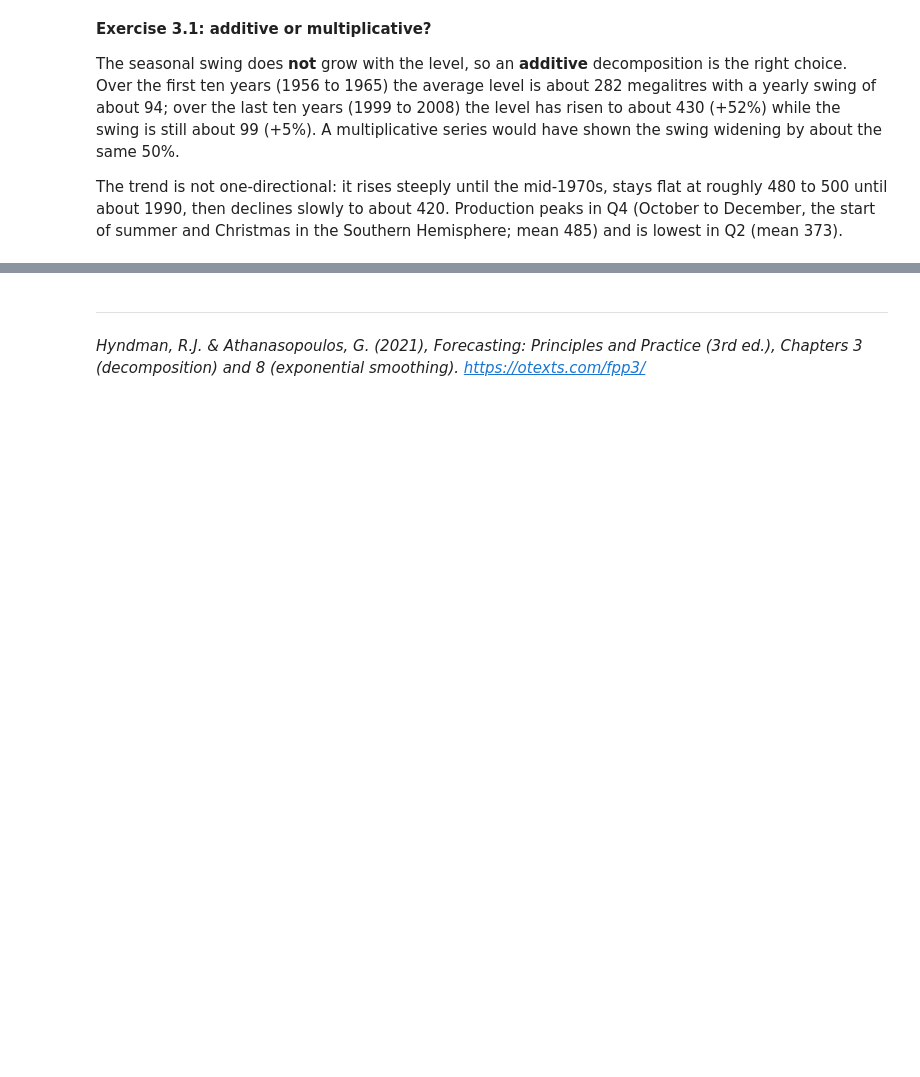
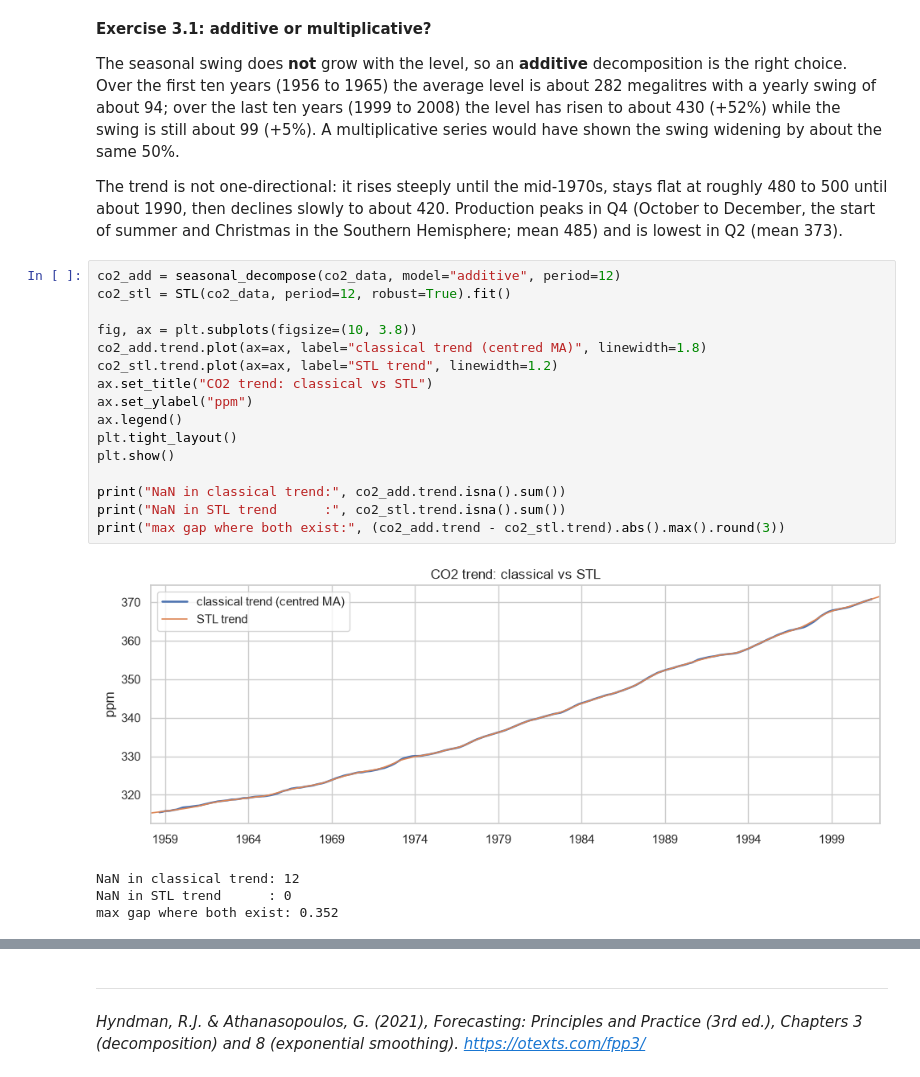
Before and after one commit to rouzbeh-enayatzadeh/ds-time-series-analysis, a Jupyter notebook: 03_decomposition_and_smoothing.ipynb, the cells around one changed output, grey strips where cells are left out. Saved outputs shown, nothing was run; the diff lists cells and outputs as text; blank space fills up the shorter version.

Commit message:
NB03 Exercise 3.2: classical vs STL trend on CO2 (max gap 0.35 ppm inside, STL defined at endpoints)

```diff
--- a/03_decomposition_and_smoothing.ipynb
+++ b/03_decomposition_and_smoothing.ipynb
@@ -307,3 +307,24 @@ plt.show()
 The seasonal swing does **not** grow with the level, so an **additive** decomposition is the right choice. Over the first ten years (1956 to 1965) the average level is about 282 megalitres with a yearly swing of about 94; over the last ten years (1999 to 2008) the level has risen to about 430 (+52%) while the swing is still about 99 (+5%). A multiplicative series would have shown the swing widening by about the same 50%.
 
 The trend is not one-directional: it rises steeply until the mid-1970s, stays flat at roughly 480 to 500 until about 1990, then declines slowly to about 420. Production peaks in Q4 (October to December, the start of summer and Christmas in the Southern Hemisphere; mean 485) and is lowest in Q2 (mean 373).
+# %%
+co2_add = seasonal_decompose(co2_data, model="additive", period=12)
+co2_stl = STL(co2_data, period=12, robust=True).fit()
+
+fig, ax = plt.subplots(figsize=(10, 3.8))
+co2_add.trend.plot(ax=ax, label="classical trend (centred MA)", linewidth=1.8)
+co2_stl.trend.plot(ax=ax, label="STL trend", linewidth=1.2)
+ax.set_title("CO2 trend: classical vs STL")
+ax.set_ylabel("ppm")
+ax.legend()
+plt.tight_layout()
+plt.show()
+
+print("NaN in classical trend:", co2_add.trend.isna().sum())
+print("NaN in STL trend      :", co2_stl.trend.isna().sum())
+print("max gap where both exist:", (co2_add.trend - co2_stl.trend).abs().max().round(3))
+# %% [output]
+[figure, added]
+NaN in classical trend: 12
+NaN in STL trend      : 0
+max gap where both exist: 0.352
```
Also changed, not shown: parts of 1 cell of this notebook.
